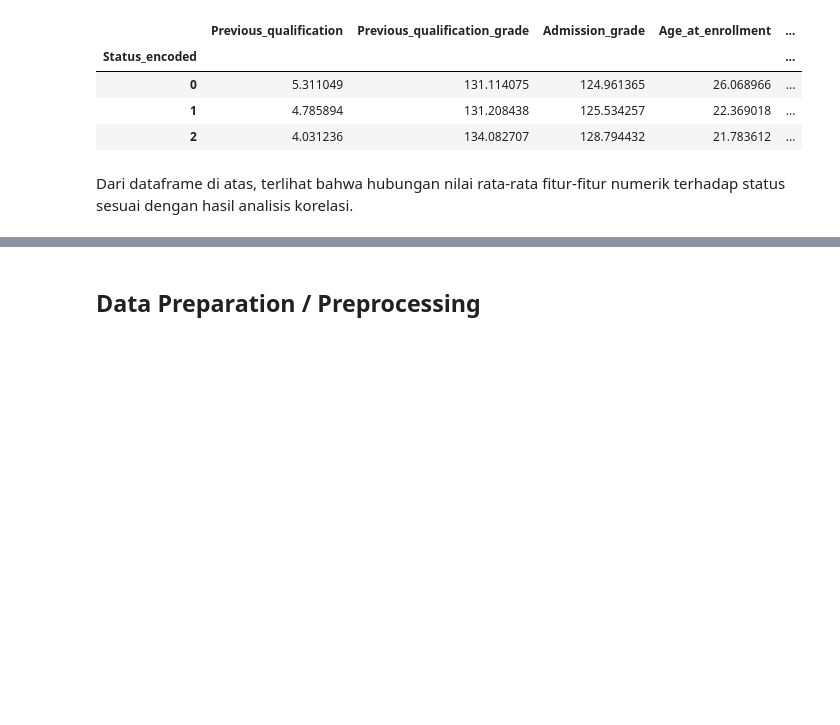
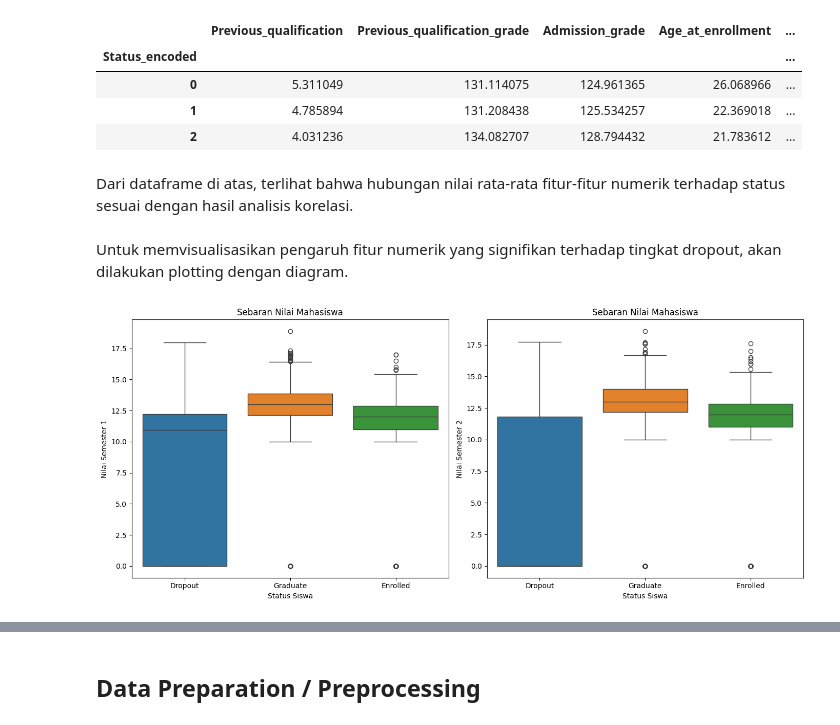
Before and after one commit to HandiSutriyan/Student-Dropout-Dashboard, a Jupyter notebook: notebook.ipynb, the cells around one changed output, grey strips where cells are left out. Saved outputs shown, nothing was run; the diff lists cells and outputs as text; code cells hidden in the pictures; blank space fills up the shorter version.

```diff
--- a/notebook.ipynb
+++ b/notebook.ipynb
@@ -334,3 +336,26 @@ num_df.groupby('Status_encoded').mean(numeric_only=True)
 | 2 | 4.031236 | 134.082707 | 128.794432 | 21.783612 | ... |
 # %% [markdown]
 Dari dataframe di atas, terlihat bahwa hubungan nilai rata-rata fitur-fitur numerik terhadap status sesuai dengan hasil analisis korelasi.
+# %% [markdown]
+Untuk memvisualisasikan pengaruh fitur numerik yang signifikan terhadap tingkat dropout, akan dilakukan plotting dengan diagram.
+# %%
+fig, (ax1, ax2) = plt.subplots(1, 2, figsize=(14, 6))
+
+#plot grafik semester 1
+sns.boxplot(data= eda_df, x='Status',
+            y='Curricular_units_1st_sem_grade', ax=ax1, hue='Status')
+ax1.set_title('Sebaran Nilai Mahasiswa')
+ax1.set_xlabel('Status Siswa')
+ax1.set_ylabel('Nilai Semester 1')
+
+#plot grafik semester 2
+sns.boxplot(data= eda_df, x='Status',
+            y='Curricular_units_2nd_sem_grade', ax=ax2, hue='Status')
+ax2.set_title('Sebaran Nilai Mahasiswa')
+ax2.set_xlabel('Status Siswa')
+ax2.set_ylabel('Nilai Semester 2')
+
+plt.tight_layout()
+plt.show()
+# %% [output]
+[figure, added]
```
Also changed, not shown: parts of 25 cells of this notebook, 6 other files.
